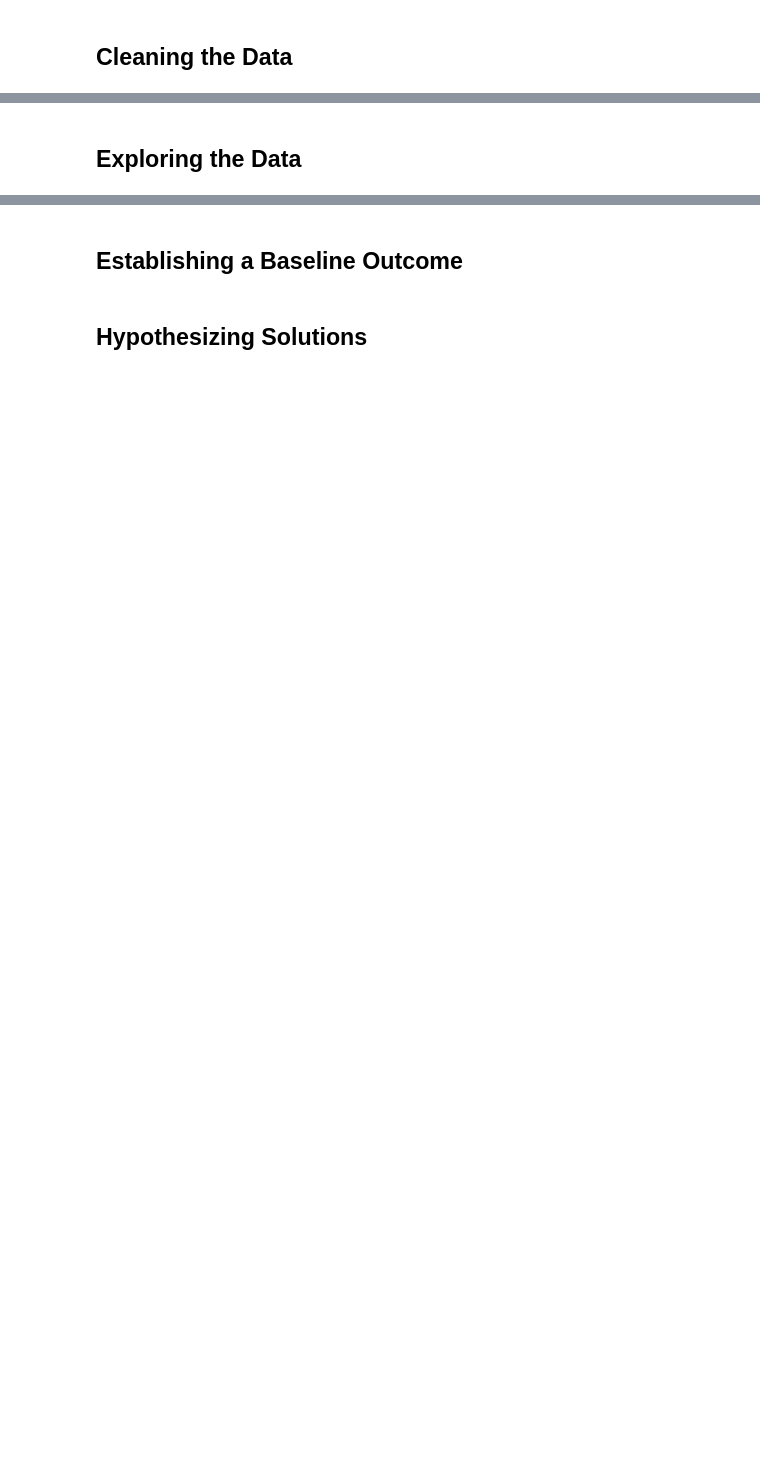
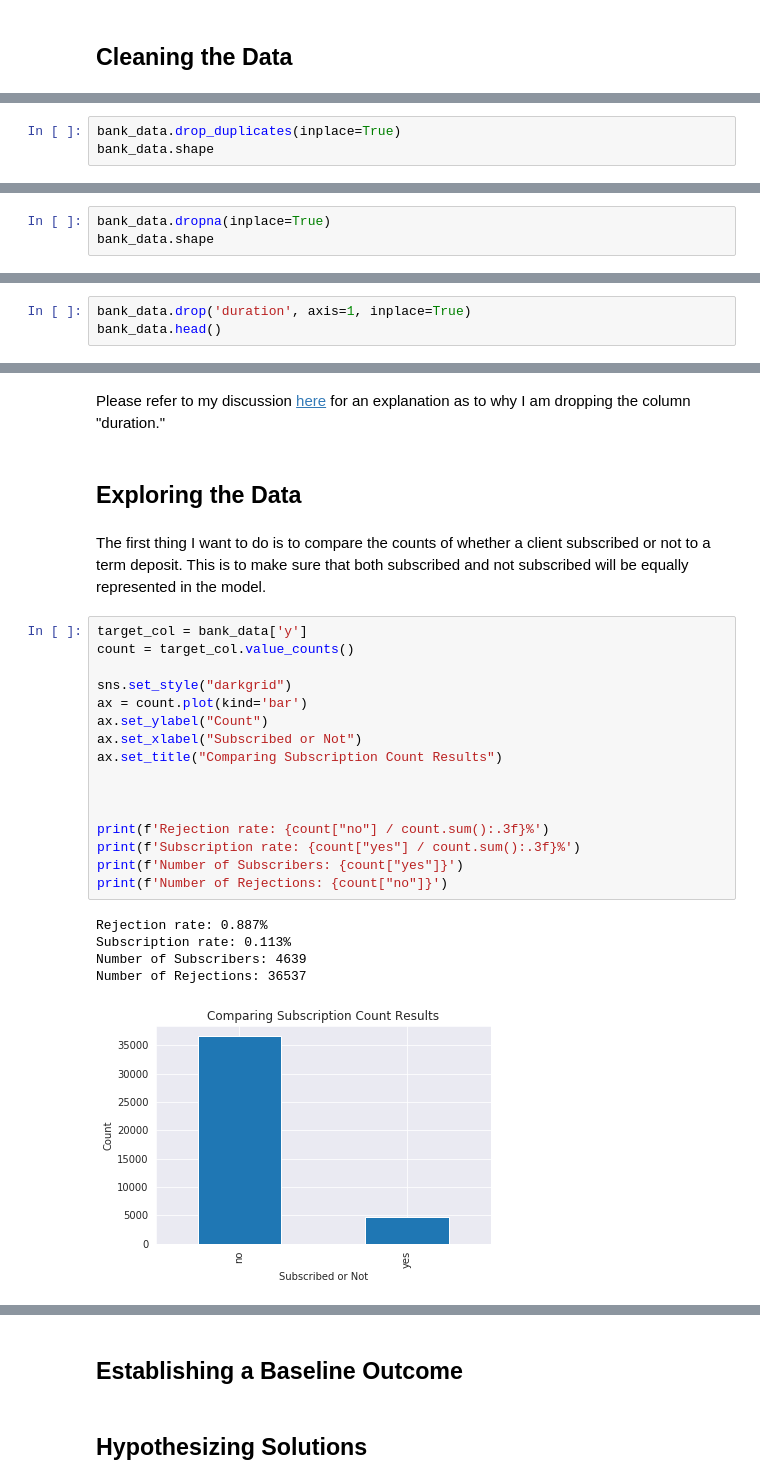
Before and after one commit to kcoffland/bank-predictions, a Jupyter notebook: 02_Discover.ipynb, the cells around one changed output, grey strips where cells are left out. Cells and saved outputs as stored; diff of their text form; blank space fills up the shorter version.

Commit message:
Finished obtaining and cleaning the data

```diff
--- a/02_Discover.ipynb
+++ b/02_Discover.ipynb
@@ -41,0 +46,3 @@ contact            object
+# %%
+bank_data.drop_duplicates(inplace=True)
+bank_data.shape
@@ -41,0 +51,3 @@ contact            object
+# %%
+bank_data.dropna(inplace=True)
+bank_data.shape
@@ -41,0 +56,3 @@ contact            object
+# %%
+bank_data.drop('duration', axis=1, inplace=True)
+bank_data.head()
@@ -42,2 +66,28 @@ contact            object
+# %% [markdown]
+Please refer to my discussion [here](./01_Define.ipynb#Dropping-'duration') for an explanation as to why I am dropping the column "duration."
 # %% [markdown]
 ## Exploring the Data
+# %% [markdown]
+The first thing I want to do is to compare the counts of whether a client subscribed or not to a term deposit. This is to make sure that both subscribed and not subscribed will be equally represented in the model.
+# %%
+target_col = bank_data['y']
+count = target_col.value_counts()
+
+sns.set_style("darkgrid")
+ax = count.plot(kind='bar')
+ax.set_ylabel("Count")
+ax.set_xlabel("Subscribed or Not")
+ax.set_title("Comparing Subscription Count Results")
+
+
+
+print(f'Rejection rate: {count["no"] / count.sum():.3f}%')
+print(f'Subscription rate: {count["yes"] / count.sum():.3f}%')
+print(f'Number of Subscribers: {count["yes"]}')
+print(f'Number of Rejections: {count["no"]}')
+# %% [output]
+Rejection rate: 0.887%
+Subscription rate: 0.113%
+Number of Subscribers: 4639
+Number of Rejections: 36537
+[figure, added]
```
Also changed, not shown: parts of 14 cells of this notebook.
